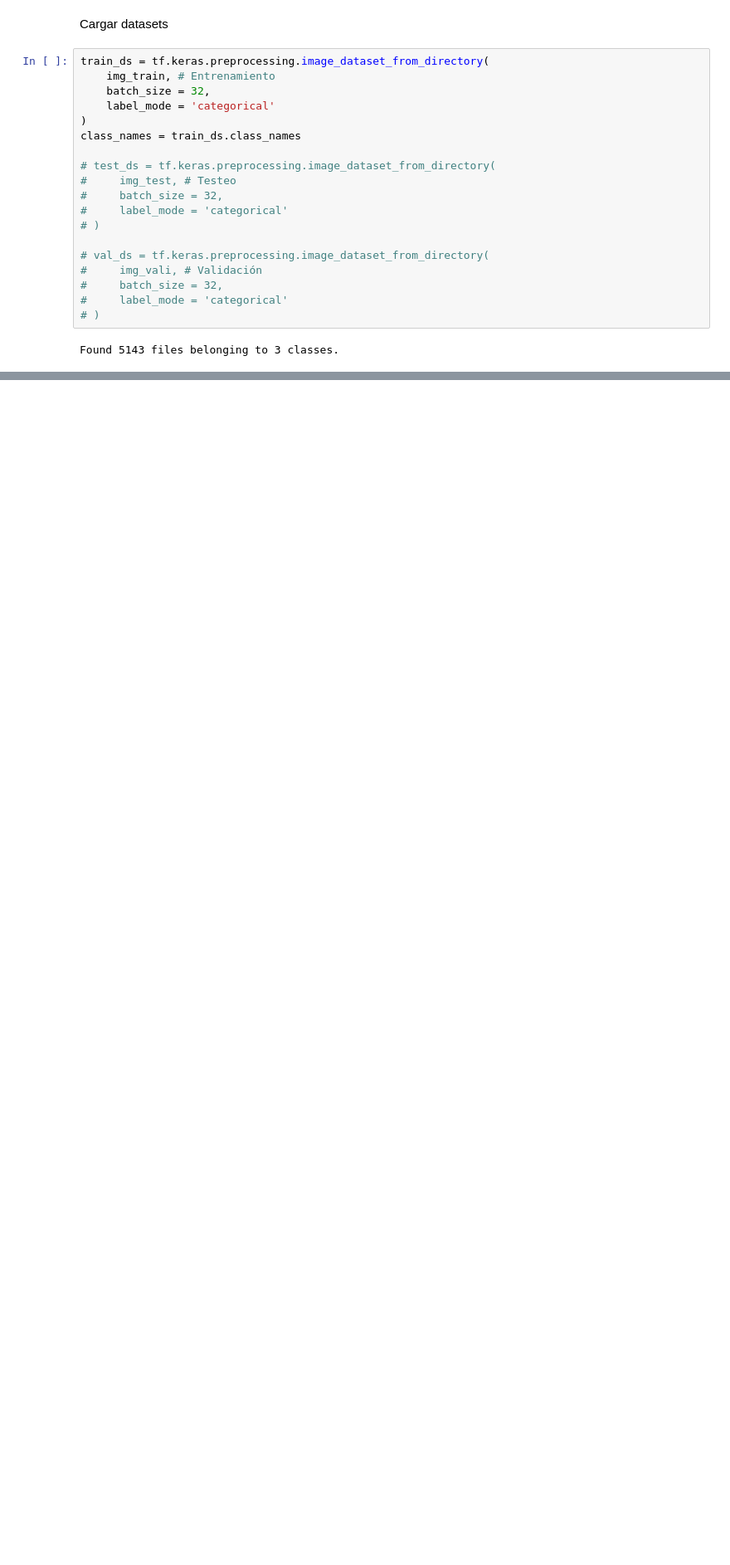
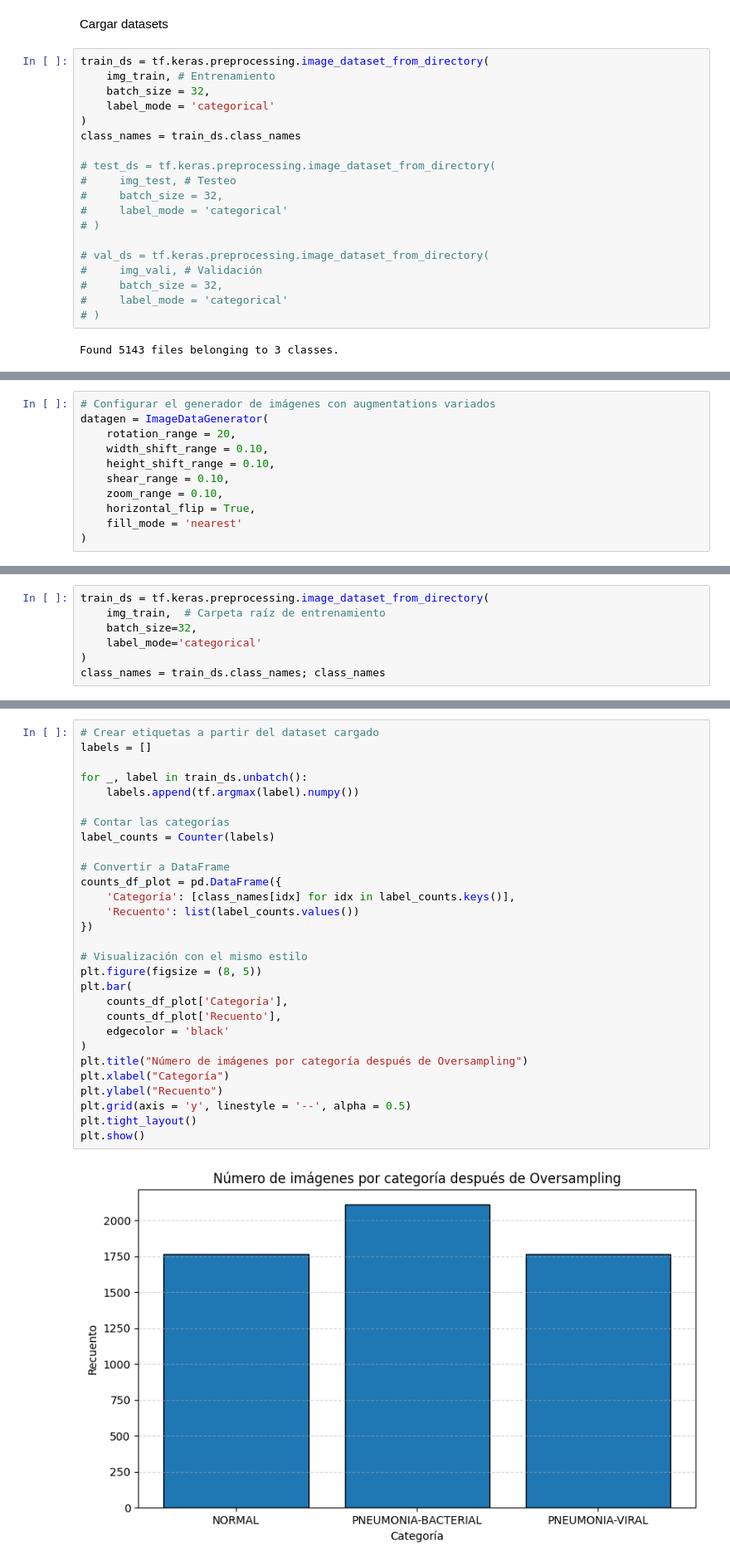
Before and after one commit to quirogaez/capstone, a Jupyter notebook: notebooks/03_EDA.ipynb, the cells around one changed output, grey strips where cells are left out. Shown at 83% size. Saved outputs shown, nothing was run; the diff lists cells and outputs as text; blank space fills up the shorter version.

```diff
--- a/notebooks/03_EDA.ipynb
+++ b/notebooks/03_EDA.ipynb
@@ -75,0 +171,11 @@ PNEUMONIA-VIRAL: 1764 imágenes
+# %%
+# Configurar el generador de imágenes con augmentations variados
+datagen = ImageDataGenerator(
+    rotation_range = 20,
+    width_shift_range = 0.10,
+    height_shift_range = 0.10,
+    shear_range = 0.10,
+    zoom_range = 0.10,
+    horizontal_flip = True,
+    fill_mode = 'nearest'
+)
@@ -75,0 +237,7 @@ PNEUMONIA-VIRAL: 1764 imágenes
+# %%
+train_ds = tf.keras.preprocessing.image_dataset_from_directory(
+    img_train,  # Carpeta raíz de entrenamiento
+    batch_size=32,
+    label_mode='categorical'
+)
+class_names = train_ds.class_names; class_names
@@ -75,0 +247,31 @@ PNEUMONIA-VIRAL: 1764 imágenes
+# %%
+# Crear etiquetas a partir del dataset cargado
+labels = []
+
+for _, label in train_ds.unbatch():
+    labels.append(tf.argmax(label).numpy())
+
+# Contar las categorías
+label_counts = Counter(labels)
+
+# Convertir a DataFrame
+counts_df_plot = pd.DataFrame({
+    'Categoría': [class_names[idx] for idx in label_counts.keys()],
+    'Recuento': list(label_counts.values())
+})
+
+# Visualización con el mismo estilo
+plt.figure(figsize = (8, 5))
+plt.bar(
+    counts_df_plot['Categoría'],
+    counts_df_plot['Recuento'],
+    edgecolor = 'black'
+)
+plt.title("Número de imágenes por categoría después de Oversampling")
+plt.xlabel("Categoría")
+plt.ylabel("Recuento")
+plt.grid(axis = 'y', linestyle = '--', alpha = 0.5)
+plt.tight_layout()
+plt.show()
+# %% [output]
+[figure, added]
```
Also changed, not shown: parts of 26 cells of this notebook.
